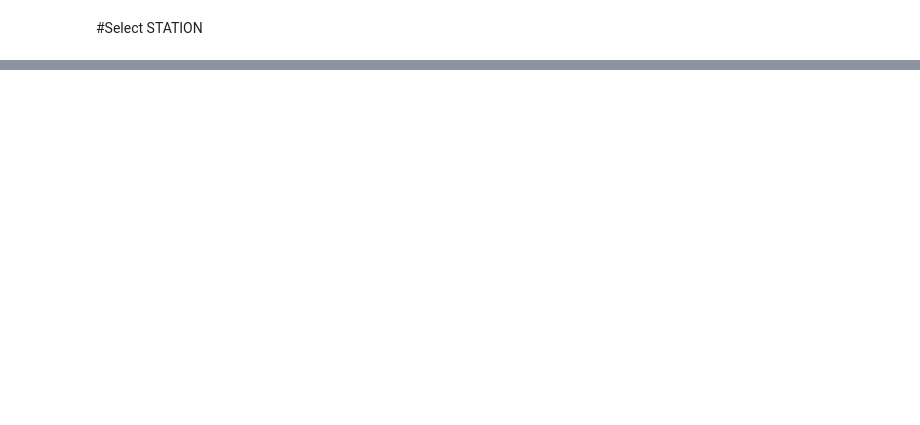
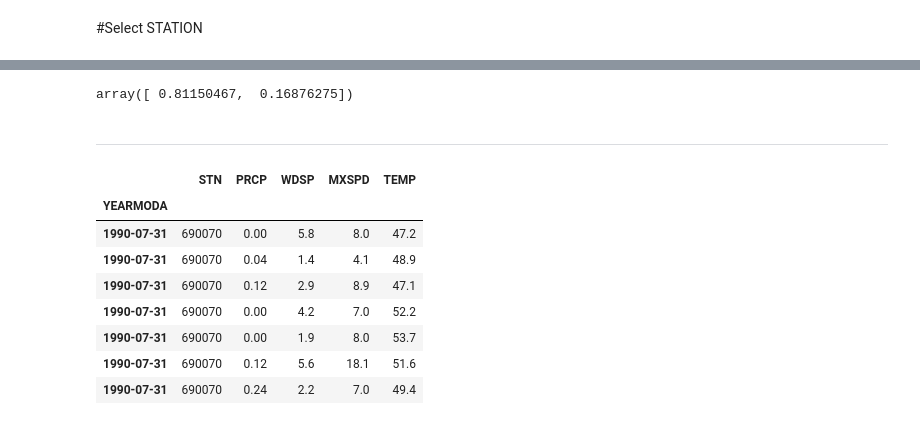
Before and after one commit to COGS118B-Project/Weather-Data, a Jupyter notebook: notebooks/Explore El Nino.ipynb, the cells around one changed output, grey strips where cells are left out. Saved outputs shown, nothing was run; the diff lists cells and outputs as text; code cells hidden in the pictures; blank space fills up the shorter version.

```diff
--- a/notebooks/Explore El Nino.ipynb
+++ b/notebooks/Explore El Nino.ipynb
@@ -389,0 +544,18 @@ ply.iplot(traces, filename='WeatherData/hehe')
+# %%
+pca2.explained_variance_ratio_
+# %% [output]
+array([ 0.81150467,  0.16876275])
+# %% [markdown]
+---
+# %%
+all_months[all_months['STN'] == 690070]['1991-1-2':'1991-1-10'].shift(-6, 'M')
+# %% [output]
+|  | STN | PRCP | WDSP | MXSPD | TEMP |
+| YEARMODA |  |  |  |  |  |
+| 1990-07-31 | 690070 | 0.00 | 5.8 | 8.0 | 47.2 |
+| 1990-07-31 | 690070 | 0.04 | 1.4 | 4.1 | 48.9 |
+| 1990-07-31 | 690070 | 0.12 | 2.9 | 8.9 | 47.1 |
+| 1990-07-31 | 690070 | 0.00 | 4.2 | 7.0 | 52.2 |
+| 1990-07-31 | 690070 | 0.00 | 1.9 | 8.0 | 53.7 |
+| 1990-07-31 | 690070 | 0.12 | 5.6 | 18.1 | 51.6 |
+| 1990-07-31 | 690070 | 0.24 | 2.2 | 7.0 | 49.4 |
```
Also changed, not shown: parts of 38 cells of this notebook, 1 other file.
